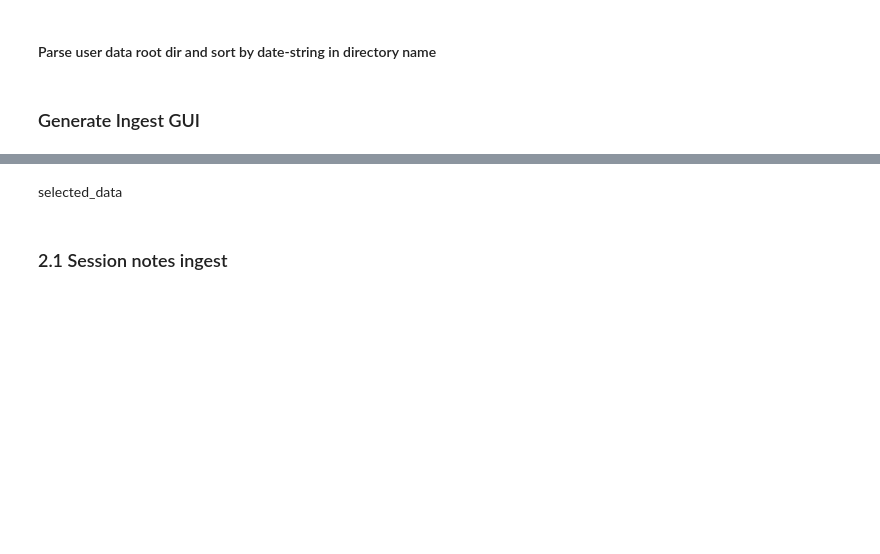
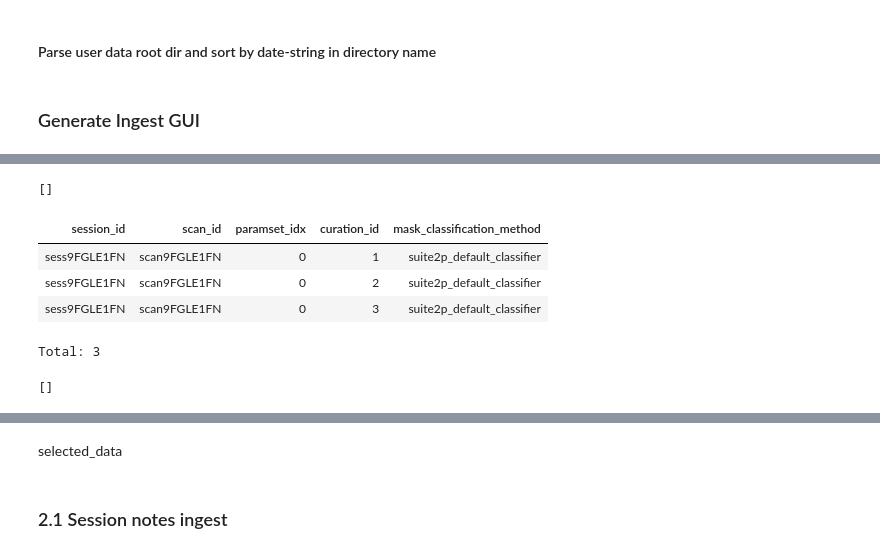
Before and after one commit to Gyepee/adamacs_jisooj, a Jupyter notebook: notebooks/10_troselab_workflow.ipynb, the cells around one changed output, grey strips where cells are left out. Saved outputs shown, nothing was run; the diff lists cells and outputs as text; code cells hidden in the pictures; blank space fills up the shorter version.

```diff
--- a/notebooks/10_troselab_workflow.ipynb
+++ b/notebooks/10_troselab_workflow.ipynb
@@ -409,0 +524,16 @@ imaging.Processing.populate(display_progress=False,  suppress_errors=True)
+# %%
+imaging.MaskClassification.populate(**populate_settings)
+# %% [output]
+[]
+# %%
+imaging.MaskClassification()
+# %% [output]
+| session_id | scan_id | paramset_idx | curation_id | mask_classification_method |
+| sess9FGLE1FN | scan9FGLE1FN | 0 | 1 | suite2p_default_classifier |
+| sess9FGLE1FN | scan9FGLE1FN | 0 | 2 | suite2p_default_classifier |
+| sess9FGLE1FN | scan9FGLE1FN | 0 | 3 | suite2p_default_classifier |
+Total: 3
+# %%
+imaging.Fluorescence.populate(**populate_settings)
+# %% [output]
+[]
```
Also changed, not shown: parts of 34 cells of this notebook.
